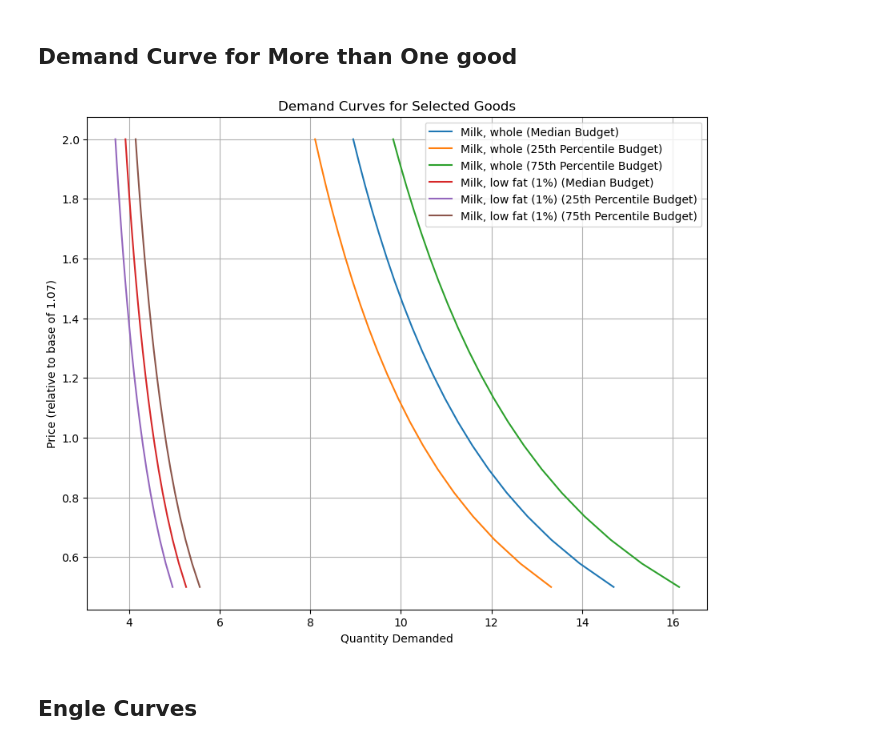
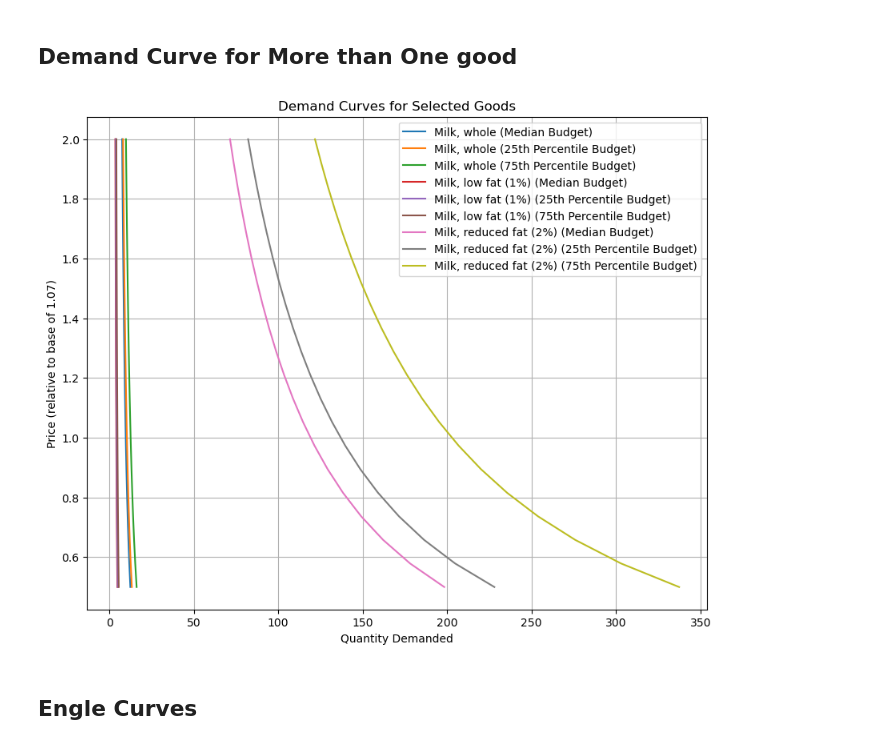
Before and after one commit to Reedhay/EEP153_Proj3, a Jupyter notebook: 2021_estimation_and_nutrition.ipynb, the cells around one changed output. Drawn from its saved outputs; the diff is of its cells as text; code cells hidden in the pictures.

Commit message:
2% demand curve

```diff
--- a/2021_estimation_and_nutrition.ipynb
+++ b/2021_estimation_and_nutrition.ipynb
@@ -480,9 +480,9 @@ def plot_demand_curves(goods):
     plt.show()
 # %%
 # Example usage:
-plot_demand_curves(('Milk, whole', 'Milk, low fat (1%)'))
+plot_demand_curves(('Milk, whole', 'Milk, low fat (1%)', 'Milk, reduced fat (2%)'))
 # %% [output]
-[figure, old version]
+[figure, new version]
 # %% [markdown]
 ## **Engle Curves**
 # %%
```
